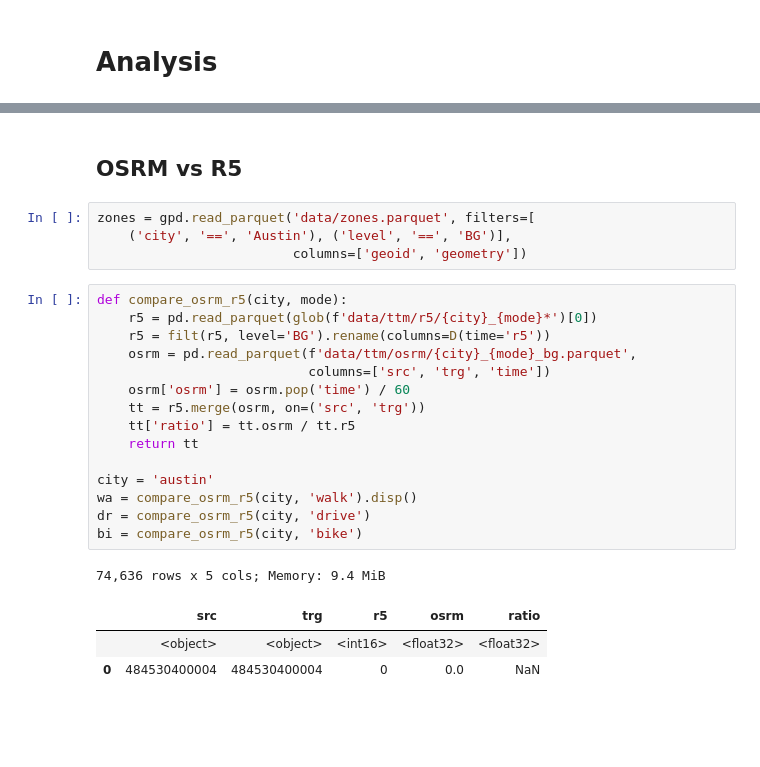
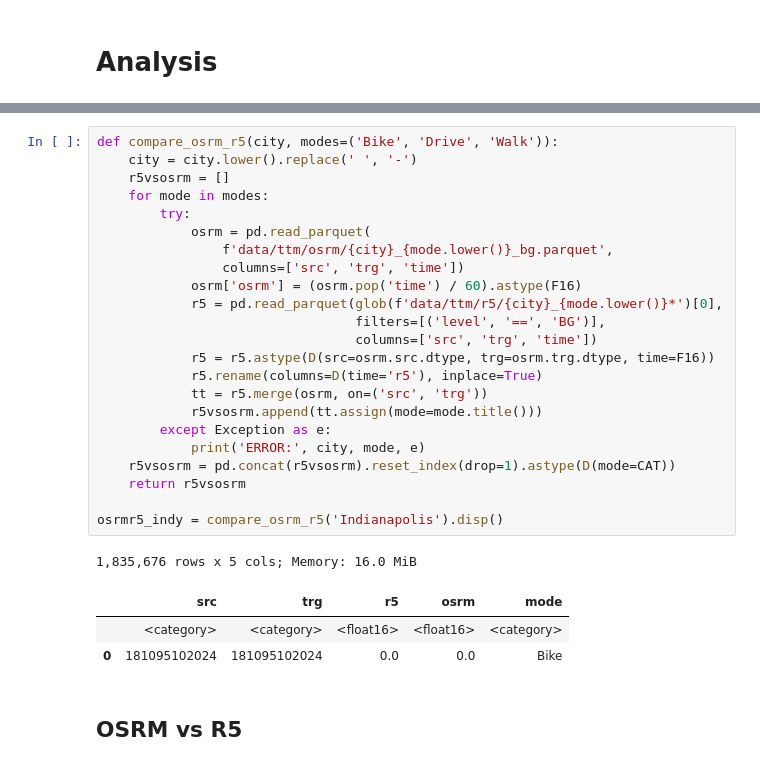
Before and after one commit to rvanxer/spatial_access_america, a Jupyter notebook: 3_Travel_times.ipynb, the cells around one changed output, grey strips where cells are left out. Cells and saved outputs as stored; diff of their text form; blank space fills up the shorter version.

```diff
--- a/3_Travel_times.ipynb
+++ b/3_Travel_times.ipynb
@@ -79,26 +142,30 @@ Directly extract travel times using [get_ttm_r5.py](get_ttm_r5.py) that uses the
+# %%
+def compare_osrm_r5(city, modes=('Bike', 'Drive', 'Walk')):
+    city = city.lower().replace(' ', '-')
+    r5vsosrm = []
+    for mode in modes:
+        try:
+            osrm = pd.read_parquet(
+                f'data/ttm/osrm/{city}_{mode.lower()}_bg.parquet',
+                columns=['src', 'trg', 'time'])
+            osrm['osrm'] = (osrm.pop('time') / 60).astype(F16)
+            r5 = pd.read_parquet(glob(f'data/ttm/r5/{city}_{mode.lower()}*')[0],
+                                 filters=[('level', '==', 'BG')],
+                                 columns=['src', 'trg', 'time'])
+            r5 = r5.astype(D(src=osrm.src.dtype, trg=osrm.trg.dtype, time=F16))
+            r5.rename(columns=D(time='r5'), inplace=True)
+            tt = r5.merge(osrm, on=('src', 'trg'))
+            r5vsosrm.append(tt.assign(mode=mode.title()))
+        except Exception as e:
+            print('ERROR:', city, mode, e)
+    r5vsosrm = pd.concat(r5vsosrm).reset_index(drop=1).astype(D(mode=CAT))
+    return r5vsosrm
+
+osrmr5_indy = compare_osrm_r5('Indianapolis').disp()
+# %% [output]
+1,835,676 rows x 5 cols; Memory: 16.0 MiB
+|  | src | trg | r5 | osrm | mode |
+|  | <category> | <category> | <float16> | <float16> | <category> |
+| 0 | 181095102024 | 181095102024 | 0.0 | 0.0 | Bike |
 # %% [markdown]
 ## OSRM vs R5
-# %%
-zones = gpd.read_parquet('data/zones.parquet', filters=[
-    ('city', '==', 'Austin'), ('level', '==', 'BG')],
-                         columns=['geoid', 'geometry'])
-# %%
-def compare_osrm_r5(city, mode):
-    r5 = pd.read_parquet(glob(f'data/ttm/r5/{city}_{mode}*')[0])
-    r5 = filt(r5, level='BG').rename(columns=D(time='r5'))
-    osrm = pd.read_parquet(f'data/ttm/osrm/{city}_{mode}_bg.parquet',
-                           columns=['src', 'trg', 'time'])
-    osrm['osrm'] = osrm.pop('time') / 60
-    tt = r5.merge(osrm, on=('src', 'trg'))
-    tt['ratio'] = tt.osrm / tt.r5
-    return tt
-
-city = 'austin'
-wa = compare_osrm_r5(city, 'walk').disp()
-dr = compare_osrm_r5(city, 'drive')
-bi = compare_osrm_r5(city, 'bike')
-# %% [output]
-74,636 rows x 5 cols; Memory: 9.4 MiB
-|  | src | trg | r5 | osrm | ratio |
-|  | <object> | <object> | <int16> | <float32> | <float32> |
-| 0 | 484530400004 | 484530400004 | 0 | 0.0 | NaN |
```
Also changed, not shown: parts of 31 cells of this notebook, 31 other files.
